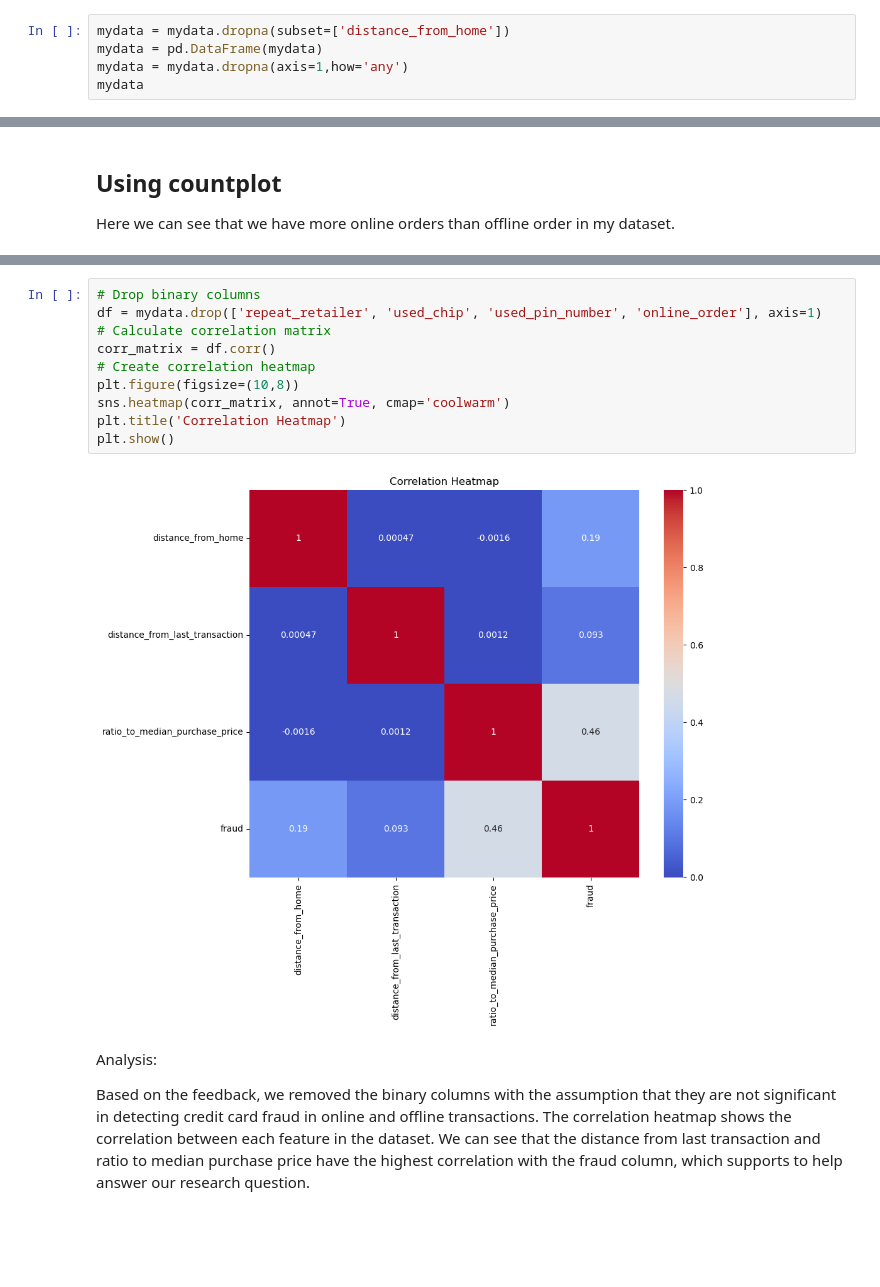
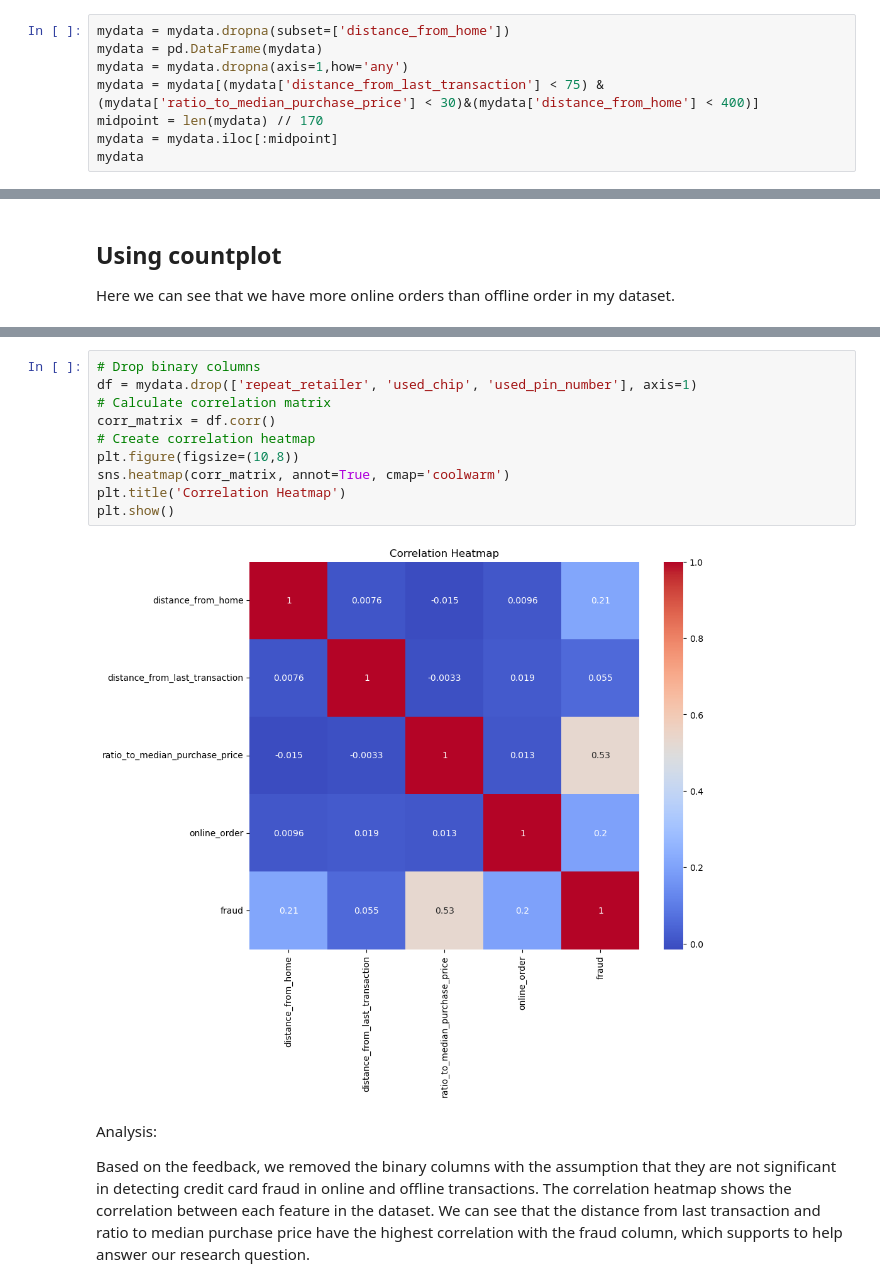
Before and after one commit to KarimKhalil33/CreditCard-Fraud-Data-Analysis, a Jupyter notebook: analysis/analysis2.ipynb, the cells around one changed output, grey strips where cells are left out. Cells and saved outputs as stored; diff of their text form; blank space fills up the shorter version.

```diff
--- a/analysis/analysis2.ipynb
+++ b/analysis/analysis2.ipynb
@@ -31,6 +31,9 @@ mydata
 mydata = mydata.dropna(subset=['distance_from_home'])
 mydata = pd.DataFrame(mydata)
 mydata = mydata.dropna(axis=1,how='any')
+mydata = mydata[(mydata['distance_from_last_transaction'] < 75) & (mydata['ratio_to_median_purchase_price'] < 30)&(mydata['distance_from_home'] < 400)]
+midpoint = len(mydata) // 170
+mydata = mydata.iloc[:midpoint]
 mydata
 # %% [output]
 |  | distance_from_home | distance_from_last_transaction | ratio_to_median_purchase_price | repeat_retailer | used_chip | ... |
@@ -119,15 +132,15 @@ plt.show(scatterplot)
 # %%
 # Drop binary columns
-df = mydata.drop(['repeat_retailer', 'used_chip', 'used_pin_number', 'online_order'], axis=1)
+df = mydata.drop(['repeat_retailer', 'used_chip', 'used_pin_number'], axis=1)
 # Calculate correlation matrix
 corr_matrix = df.corr()
 # Create correlation heatmap
 plt.figure(figsize=(10,8))
 sns.heatmap(corr_matrix, annot=True, cmap='coolwarm')
 plt.title('Correlation Heatmap')
 plt.show()
 # %% [output]
-[figure, old version]
+[figure, new version]
 # %% [markdown]
 Analysis:
 
```
Also changed, not shown: parts of 14 cells of this notebook.
